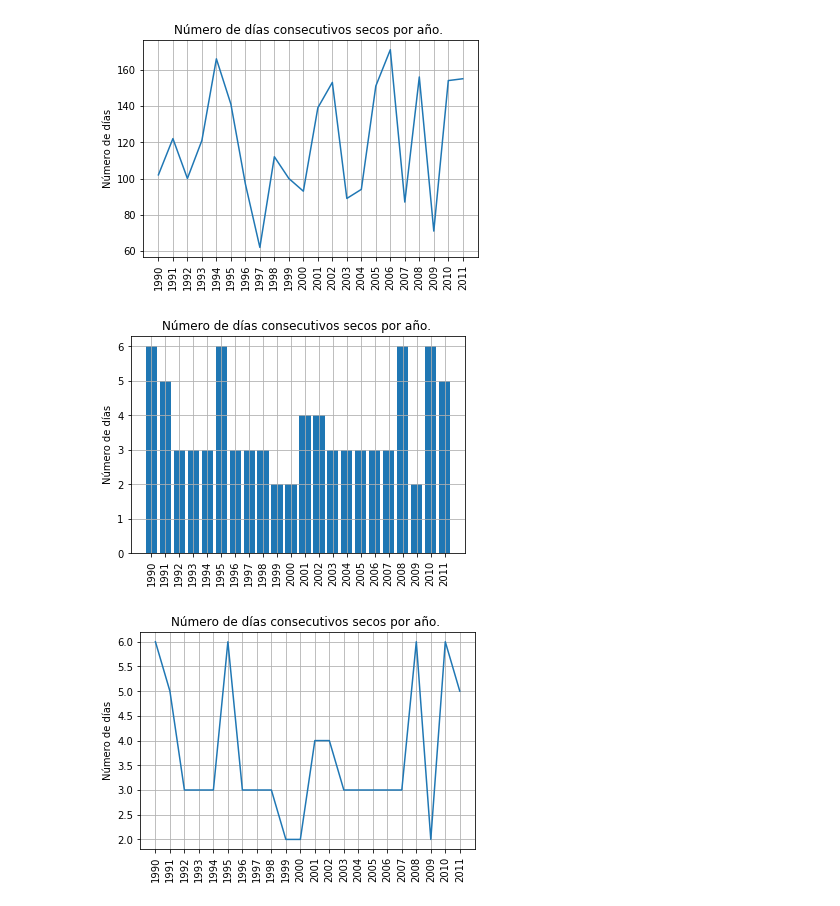
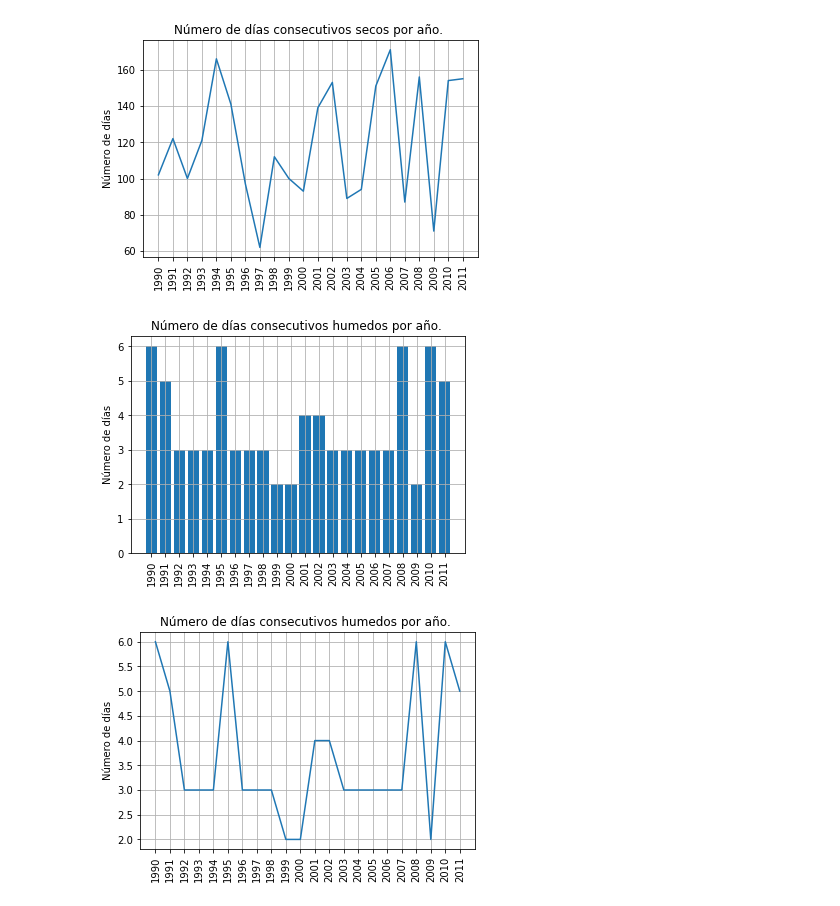
Before and after one commit to Askleth/Tareas, a Jupyter notebook: Actividad_5/Actividad5.ipynb, the cells around one changed output. Saved outputs shown, nothing was run; the diff lists cells and outputs as text; code cells hidden in the pictures.

```diff
--- a/Actividad_5/Actividad5.ipynb
+++ b/Actividad_5/Actividad5.ipynb
@@ -347,16 +379,16 @@ CDD = []
 ndias = 0
 temp = 0
 for i in range(df["AÑO"][0],df["AÑO"][len(df)-1]+1):
-    for j in range(0,len(df)):
-        if(df["AÑO"][j] == i):
-            if(df["PRECIP"][j]<1):
-                temp = temp+1
-            elif(df["PRECIP"][j]>=1):
-                if(temp > ndias):
-                    ndias = temp
-                    temp = 0
-                else:
-                    temp = 0
+    dfaño = df[df["AÑO"] == i]
+    for j in dfaño.index:
+        if(dfaño["PRECIP"][j]<1):
+            temp = temp+1
+        elif(dfaño["PRECIP"][j]>=1):
+            if(temp > ndias):
+                ndias = temp
+                temp = 0
+            else:
+                temp = 0
     CDD.append(ndias)
     ndias = 0
     temp = 0
@@ -383,33 +415,33 @@ CWD = []
 ndias = 0
 temp = 0
 for i in range(df["AÑO"][0],df["AÑO"][len(df)-1]+1):
-    for j in range(0,len(df)):
-        if(df["AÑO"][j] == i):
-            if(df["PRECIP"][j]>= 1):
-                temp = temp+1
-            elif(df["PRECIP"][j] < 1):
-                if(temp > ndias):
-                    ndias = temp
-                    temp = 0
-                else:
-                    temp = 0
+    dfaño = df[df["AÑO"]==i]
+    for j in dfaño.index:
+        if(dfaño["PRECIP"][j]>= 1):
+            temp = temp+1
+        elif(dfaño["PRECIP"][j] < 1):
+            if(temp > ndias):
+                ndias = temp
+                temp = 0
+            else:
+                temp = 0
     CWD.append(ndias)
     ndias = 0
     temp = 0
 # %%
 plt.bar(np.arange(len(años)),CWD)
-plt.title("Número de días consecutivos secos por año. ")
+plt.title("Número de días consecutivos humedos por año. ")
 plt.ylabel("Número de días")
 plt.xticks(np.arange(len(años)), range(años[0],años[len(años)-1]+1), rotation = 90)
 plt.grid()
 plt.show()
 
 plt.plot(np.arange(len(años)),CWD)
-plt.title("Número de días consecutivos secos por año. ")
+plt.title("Número de días consecutivos humedos por año. ")
 plt.ylabel("Número de días")
 plt.xticks(np.arange(len(años)), range(años[0],años[len(años)-1]+1), rotation = 90)
 plt.grid()
 plt.show()
 # %% [output]
-[figure, old version]
+[figure, new version]
-[figure, old version]
+[figure, new version]
```
Also changed, not shown: parts of 25 cells of this notebook.
